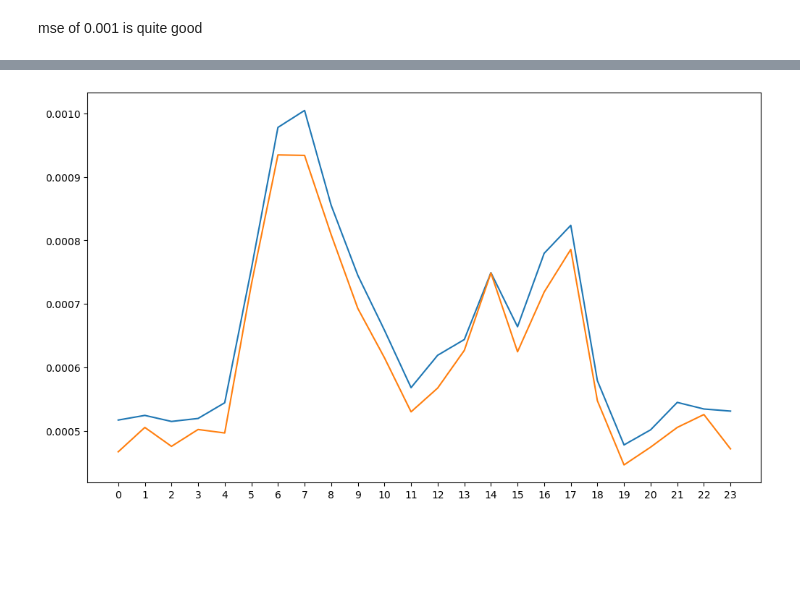
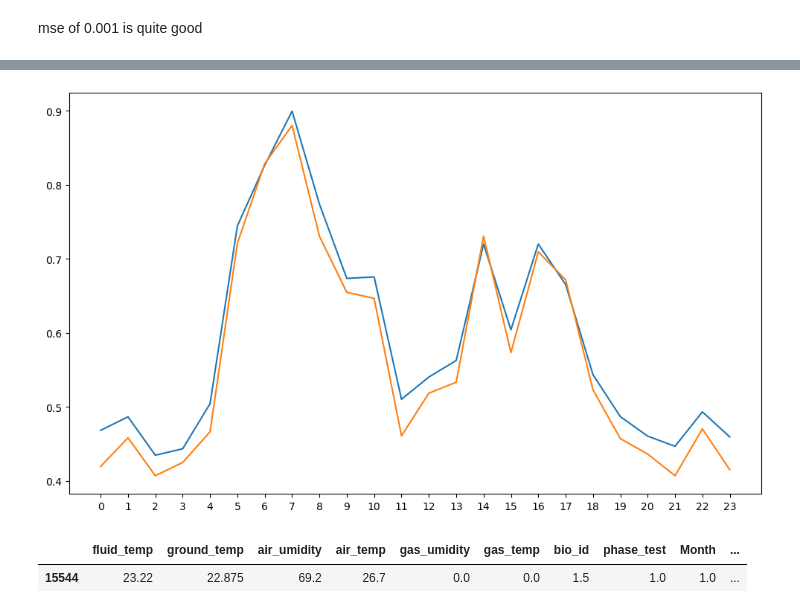
Before and after one commit to Nyotabenson/BGS, a Jupyter notebook: BGS_MODEL.ipynb, the cells around one changed output, grey strips where cells are left out. Saved outputs shown, nothing was run; the diff lists cells and outputs as text; code cells hidden in the pictures; blank space fills up the shorter version.

```diff
--- a/BGS_MODEL.ipynb
+++ b/BGS_MODEL.ipynb
@@ -55 +344,4 @@ X_test_scaled_filled = X_test_scaled.fillna(0)
+# %%
+X_train_log = X_train_log.replace(-np.inf, 0)
+X_test_log = X_test_log.replace(-np.inf, 0)
 # %%
@@ -58,0 +358,13 @@ X_train_scaled_filled.shape
+# %%
+# iteratng through several models to get the best performing one.
+
+models = {
+    "RandomForestRegressor": RandomForestRegressor(),
+    "DecisionTreeRegressor": DecisionTreeRegressor(max_depth=3, random_state=42),
+    "Ridge": Ridge(alpha=1),
+    "Lasso": Lasso(alpha=1)
+}
+
+for name, model in models.items():
+    model.fit(X_train_log, y_train)
+    print(f"{name}: {model.score(X_train_log, y_train)}")
@@ -59,5 +376,5 @@ X_train_scaled_filled.shape
 # %%
 rfr = RandomForestRegressor()
-rfr_model = rfr.fit(X_train_scaled_filled, y_train)
-print(mean_absolute_error(rfr_model.predict(X_test_scaled_filled), y_test))
+rfr_model = rfr.fit(X_train_log, y_train)
+print(mean_absolute_error(rfr_model.predict(X_train_log), y_train))
 # %% [output]
@@ -66,7 +393,7 @@ print(mean_absolute_error(rfr_model.predict(X_test_scaled_filled), y_test))
 mse of 0.001 is quite good
 # %%
 #predictng on the large dataset "train dataset"
-preds = rfr_model.predict(X_train_scaled_filled)
+preds = rfr_model.predict(X_train_log)
 # %%
 modelled = pd.DataFrame({'preds' : preds,
                         'Hour' : X_train.Hour,
@@ -77,10 +421,15 @@ modelled_group = modelled.groupby('Hour').mean().reset_index()
 # %%
 #Visualization
 fig, ax = plt.subplots(figsize=(12,7))
 
-ax.plot(modelled_group.Hour, modelled_group.preds)
-ax.plot(modelled_group.Hour, modelled_group.dm3)
+ax.plot(modelled_group.Hour, modelled_group.preds, label="preds")
+ax.plot(modelled_group.Hour, modelled_group.dm3, label = "actual")
 ax.set_xticks(np.arange(0, 24, step=1))
 plt.show()
 # %% [output]
-[figure, old version]
+[figure, new version]
+# %%
+X.sample()
+# %% [output]
+|  | fluid_temp | ground_temp | air_umidity | air_temp | gas_umidity | gas_temp | bio_id | phase_test | Month | ... |
+| 15544 | 23.22 | 22.875 | 69.2 | 26.7 | 0.0 | 0.0 | 1.5 | 1.0 | 1.0 | ... |
```
Also changed, not shown: parts of 94 cells of this notebook, 10 other files.
